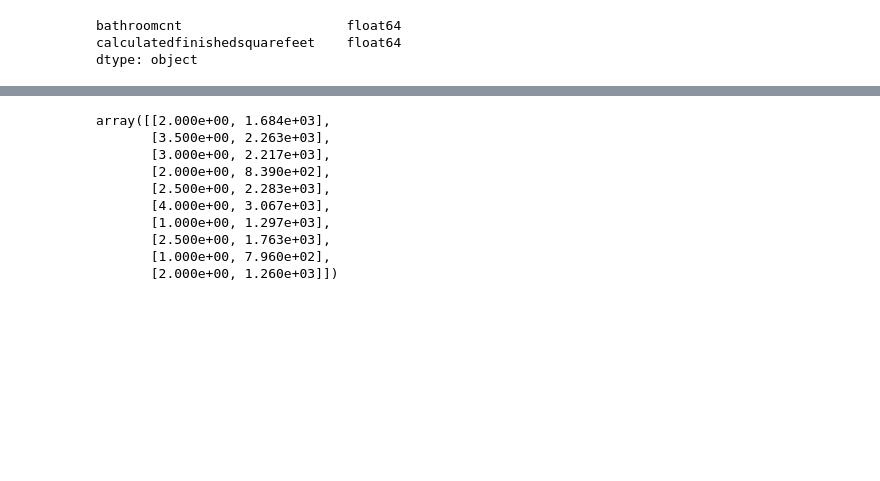
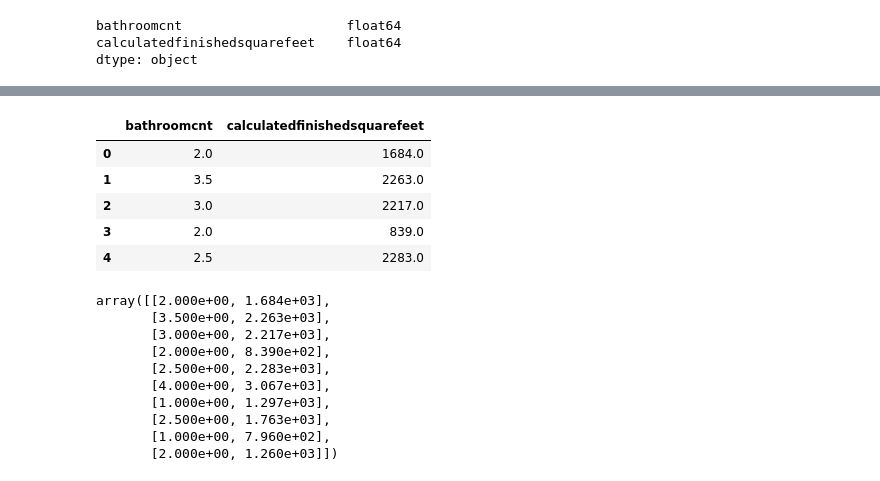
Before and after one commit to ksanmiguel10/ds-methodologies-exercises, a Jupyter notebook: anomaly_detection.ipynb, the cells around one changed output, grey strips where cells are left out. Cells and saved outputs as stored; diff of their text form; code cells hidden in the pictures; blank space fills up the shorter version.

```diff
--- a/anomaly_detection.ipynb
+++ b/anomaly_detection.ipynb
@@ -903,5 +916,12 @@ dtype: object
 # %%
-df_sample1 = df.head(50000)
+df_sample1.head()
+# %% [output]
+|  | bathroomcnt | calculatedfinishedsquarefeet |
+| 0 | 2.0 | 1684.0 |
+| 1 | 3.5 | 2263.0 |
+| 2 | 3.0 | 2217.0 |
+| 3 | 2.0 | 839.0 |
+| 4 | 2.5 | 2283.0 |
 # %%
 np_array = df.values
 np_array[0:10]
```
Also changed, not shown: parts of 7 cells of this notebook.
